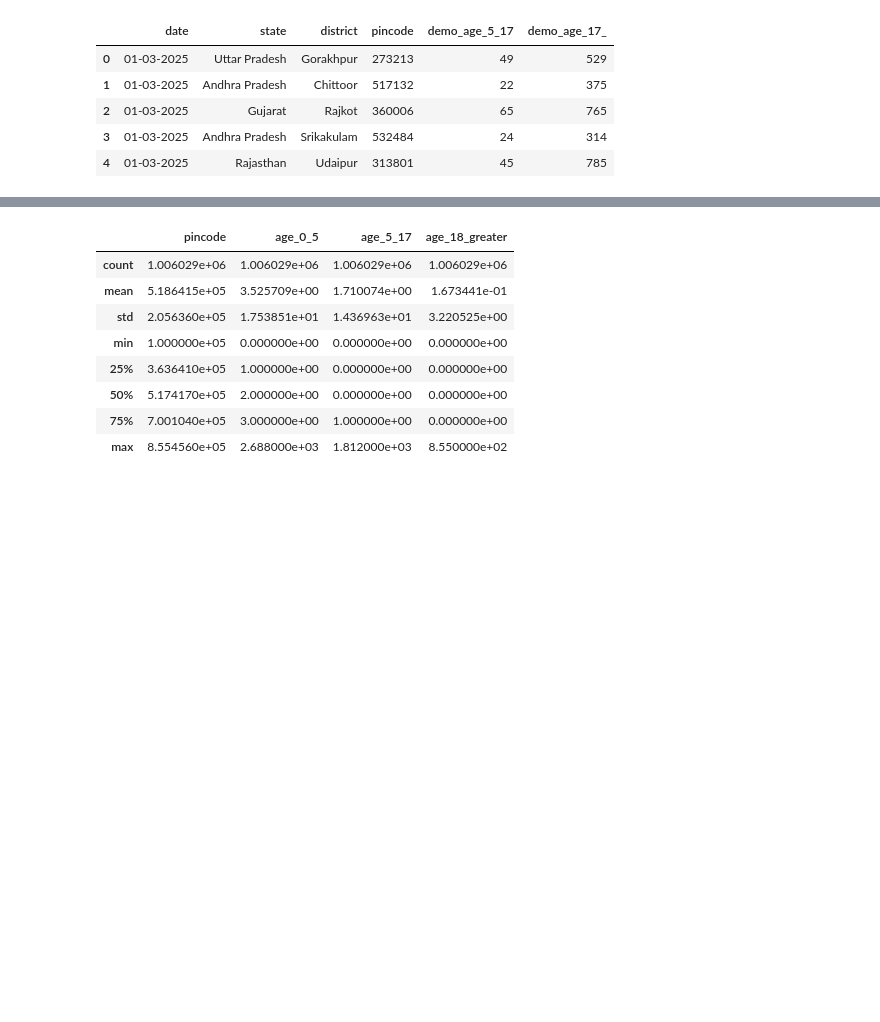
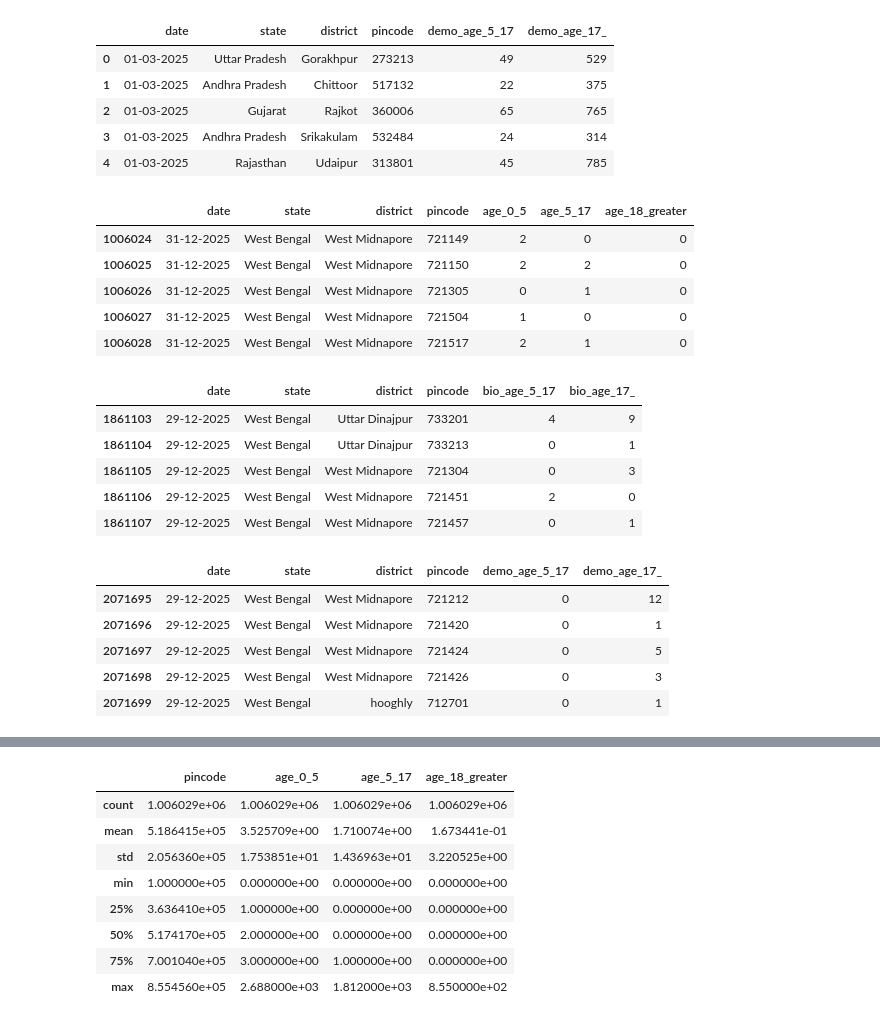
Before and after one commit to RUV99341/aadhaar-update-aware-planning, a Jupyter notebook: notebooks/01_data_understanding.ipynb, the cells around one changed output, grey strips where cells are left out. Saved outputs shown, nothing was run; the diff lists cells and outputs as text; code cells hidden in the pictures; blank space fills up the shorter version.

```diff
--- a/notebooks/01_data_understanding.ipynb
+++ b/notebooks/01_data_understanding.ipynb
@@ -108,6 +109,29 @@ display(demographic_df.head())
 | 2 | 01-03-2025 | Gujarat | Rajkot | 360006 | 65 | 765 |
 | 3 | 01-03-2025 | Andhra Pradesh | Srikakulam | 532484 | 24 | 314 |
 | 4 | 01-03-2025 | Rajasthan | Udaipur | 313801 | 45 | 785 |
+# %%
+display(enrolment_df.tail())
+display(biometric_df.tail())
+display(demographic_df.tail())
+# %% [output]
+|  | date | state | district | pincode | age_0_5 | age_5_17 | age_18_greater |
+| 1006024 | 31-12-2025 | West Bengal | West Midnapore | 721149 | 2 | 0 | 0 |
+| 1006025 | 31-12-2025 | West Bengal | West Midnapore | 721150 | 2 | 2 | 0 |
+| 1006026 | 31-12-2025 | West Bengal | West Midnapore | 721305 | 0 | 1 | 0 |
+| 1006027 | 31-12-2025 | West Bengal | West Midnapore | 721504 | 1 | 0 | 0 |
+| 1006028 | 31-12-2025 | West Bengal | West Midnapore | 721517 | 2 | 1 | 0 |
+|  | date | state | district | pincode | bio_age_5_17 | bio_age_17_ |
+| 1861103 | 29-12-2025 | West Bengal | Uttar Dinajpur | 733201 | 4 | 9 |
+| 1861104 | 29-12-2025 | West Bengal | Uttar Dinajpur | 733213 | 0 | 1 |
+| 1861105 | 29-12-2025 | West Bengal | West Midnapore | 721304 | 0 | 3 |
+| 1861106 | 29-12-2025 | West Bengal | West Midnapore | 721451 | 2 | 0 |
+| 1861107 | 29-12-2025 | West Bengal | West Midnapore | 721457 | 0 | 1 |
+|  | date | state | district | pincode | demo_age_5_17 | demo_age_17_ |
+| 2071695 | 29-12-2025 | West Bengal | West Midnapore | 721212 | 0 | 12 |
+| 2071696 | 29-12-2025 | West Bengal | West Midnapore | 721420 | 0 | 1 |
+| 2071697 | 29-12-2025 | West Bengal | West Midnapore | 721424 | 0 | 5 |
+| 2071698 | 29-12-2025 | West Bengal | West Midnapore | 721426 | 0 | 3 |
+| 2071699 | 29-12-2025 | West Bengal | hooghly | 712701 | 0 | 1 |
 # %%
 def data_health_check(df, name):
     print(f"\n{name} info:")
```
Also changed, not shown: parts of 4 cells of this notebook, 17 other files.
